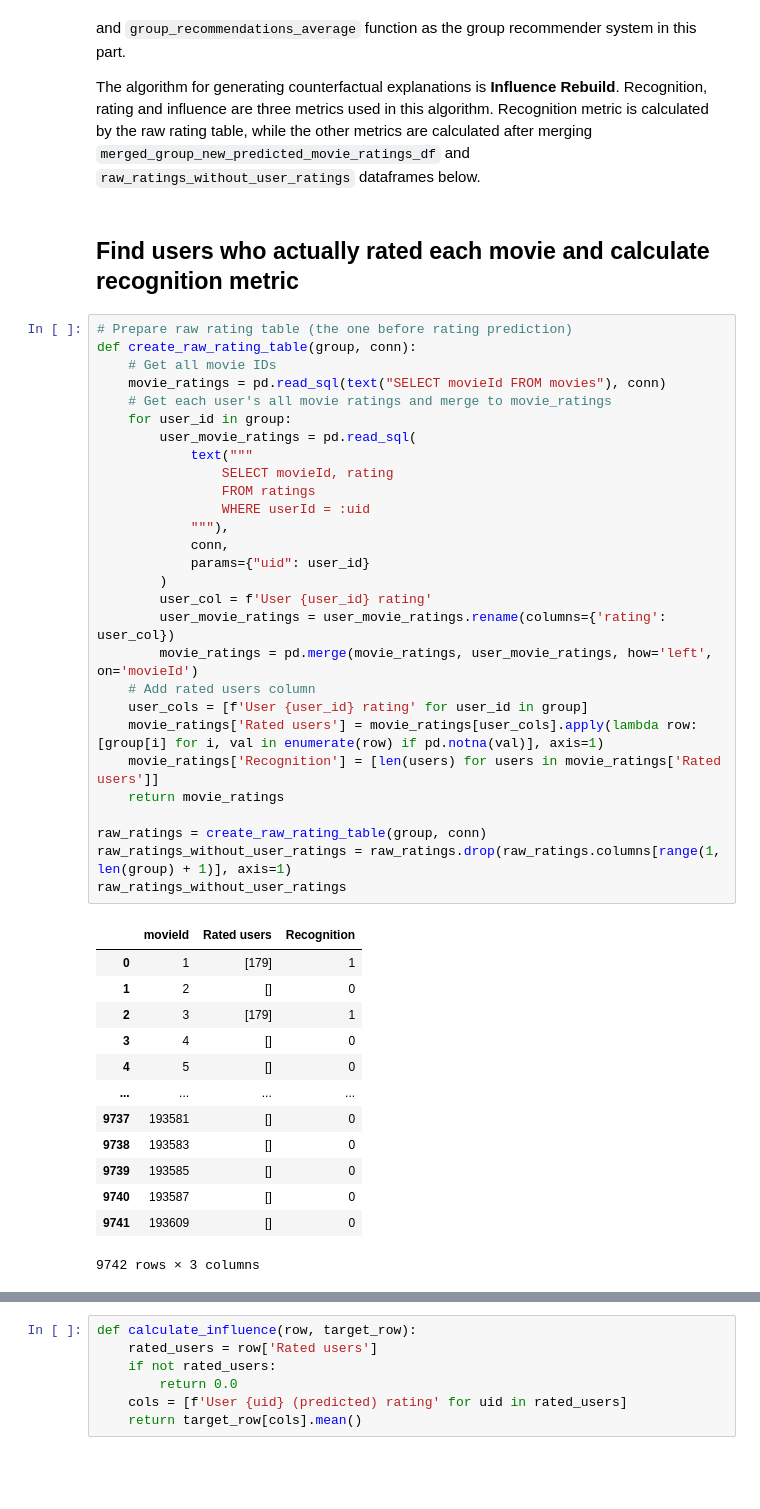
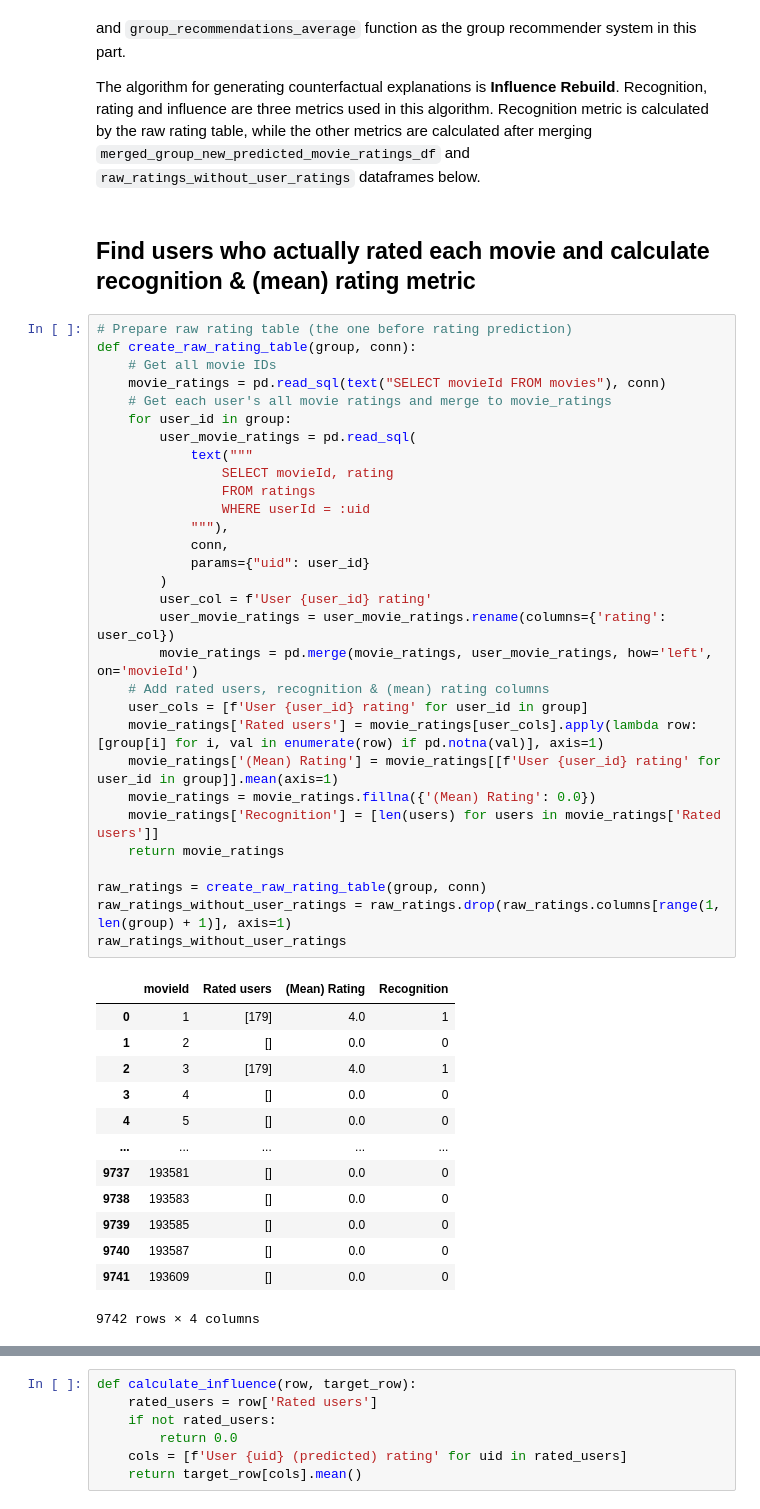
Before and after one commit to MinhNhatTRUONG-2001/movie-lens, a Jupyter notebook: movie-lens.ipynb, the cells around one changed output, grey strips where cells are left out. Saved outputs shown, nothing was run; the diff lists cells and outputs as text; blank space fills up the shorter version.

```diff
--- a/movie-lens.ipynb
+++ b/movie-lens.ipynb
@@ -1110,47 +1110,49 @@ We will use some parts of the code in part 1 for generating counterfactual expla
 
 The algorithm for generating counterfactual explanations is **Influence Rebuild**. Recognition, rating and influence are three metrics used in this algorithm. Recognition metric is calculated by the raw rating table, while the other metrics are calculated after merging `merged_group_new_predicted_movie_ratings_df` and `raw_ratings_without_user_ratings` dataframes below.
 # %% [markdown]
-## Find users who actually rated each movie and calculate recognition metric
+## Find users who actually rated each movie and calculate recognition & (mean) rating metric
 # %%
 # Prepare raw rating table (the one before rating prediction)
 def create_raw_rating_table(group, conn):
     # Get all movie IDs
     movie_ratings = pd.read_sql(text("SELECT movieId FROM movies"), conn)
     # Get each user's all movie ratings and merge to movie_ratings
     for user_id in group:
         user_movie_ratings = pd.read_sql(
             text("""
                 SELECT movieId, rating
                 FROM ratings
                 WHERE userId = :uid
             """),
             conn,
             params={"uid": user_id}
         )
         user_col = f'User {user_id} rating'
         user_movie_ratings = user_movie_ratings.rename(columns={'rating': user_col})
         movie_ratings = pd.merge(movie_ratings, user_movie_ratings, how='left', on='movieId')
-    # Add rated users column
+    # Add rated users, recognition & (mean) rating columns
     user_cols = [f'User {user_id} rating' for user_id in group]
     movie_ratings['Rated users'] = movie_ratings[user_cols].apply(lambda row: [group[i] for i, val in enumerate(row) if pd.notna(val)], axis=1)
+    movie_ratings['(Mean) Rating'] = movie_ratings[[f'User {user_id} rating' for user_id in group]].mean(axis=1)
+    movie_ratings = movie_ratings.fillna({'(Mean) Rating': 0.0})
     movie_ratings['Recognition'] = [len(users) for users in movie_ratings['Rated users']]
     return movie_ratings
 
 raw_ratings = create_raw_rating_table(group, conn)
 raw_ratings_without_user_ratings = raw_ratings.drop(raw_ratings.columns[range(1, len(group) + 1)], axis=1)
 raw_ratings_without_user_ratings
 # %% [output]
-|  | movieId | Rated users | Recognition |
-| 0 | 1 | [179] | 1 |
-| 1 | 2 | [] | 0 |
-| 2 | 3 | [179] | 1 |
-| 3 | 4 | [] | 0 |
-| 4 | 5 | [] | 0 |
-| ... | ... | ... | ... |
-| 9737 | 193581 | [] | 0 |
-| 9738 | 193583 | [] | 0 |
-| 9739 | 193585 | [] | 0 |
-| 9740 | 193587 | [] | 0 |
-| 9741 | 193609 | [] | 0 |
+|  | movieId | Rated users | (Mean) Rating | Recognition |
+| 0 | 1 | [179] | 4.0 | 1 |
+| 1 | 2 | [] | 0.0 | 0 |
+| 2 | 3 | [179] | 4.0 | 1 |
+| 3 | 4 | [] | 0.0 | 0 |
+| 4 | 5 | [] | 0.0 | 0 |
+| ... | ... | ... | ... | ... |
+| 9737 | 193581 | [] | 0.0 | 0 |
+| 9738 | 193583 | [] | 0.0 | 0 |
+| 9739 | 193585 | [] | 0.0 | 0 |
+| 9740 | 193587 | [] | 0.0 | 0 |
+| 9741 | 193609 | [] | 0.0 | 0 |
-9742 rows × 3 columns
+9742 rows × 4 columns
 # %% [markdown]
```
Also changed, not shown: parts of 3 cells of this notebook.
